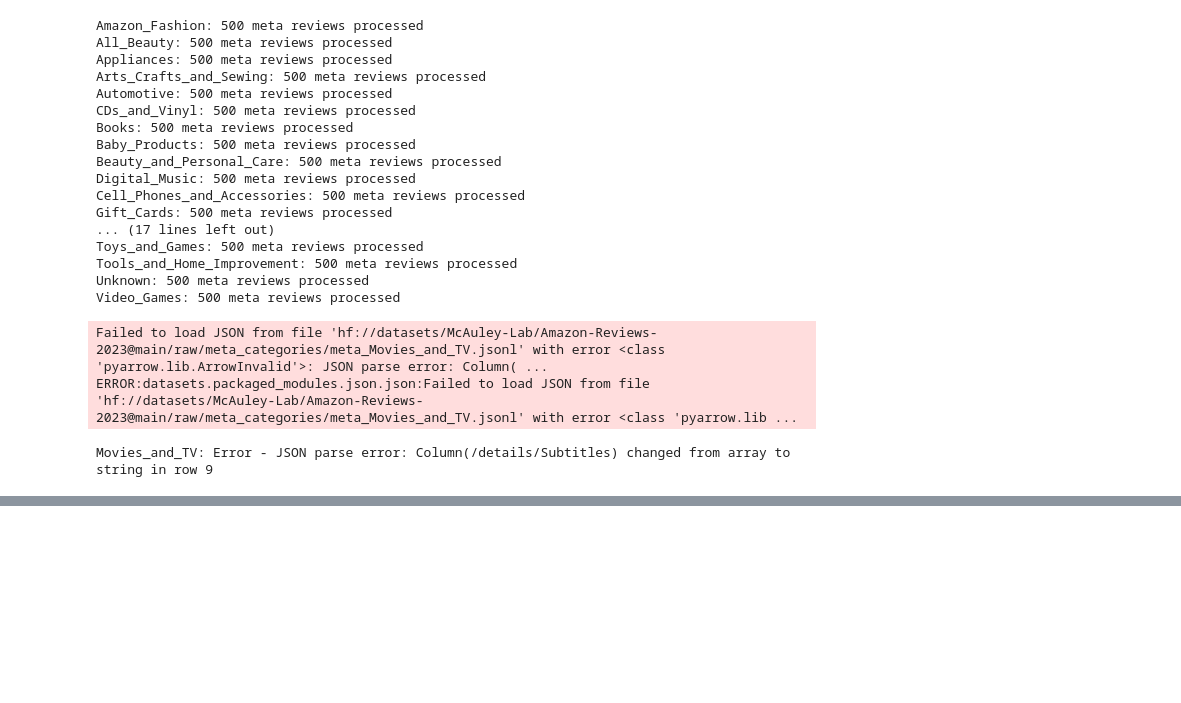
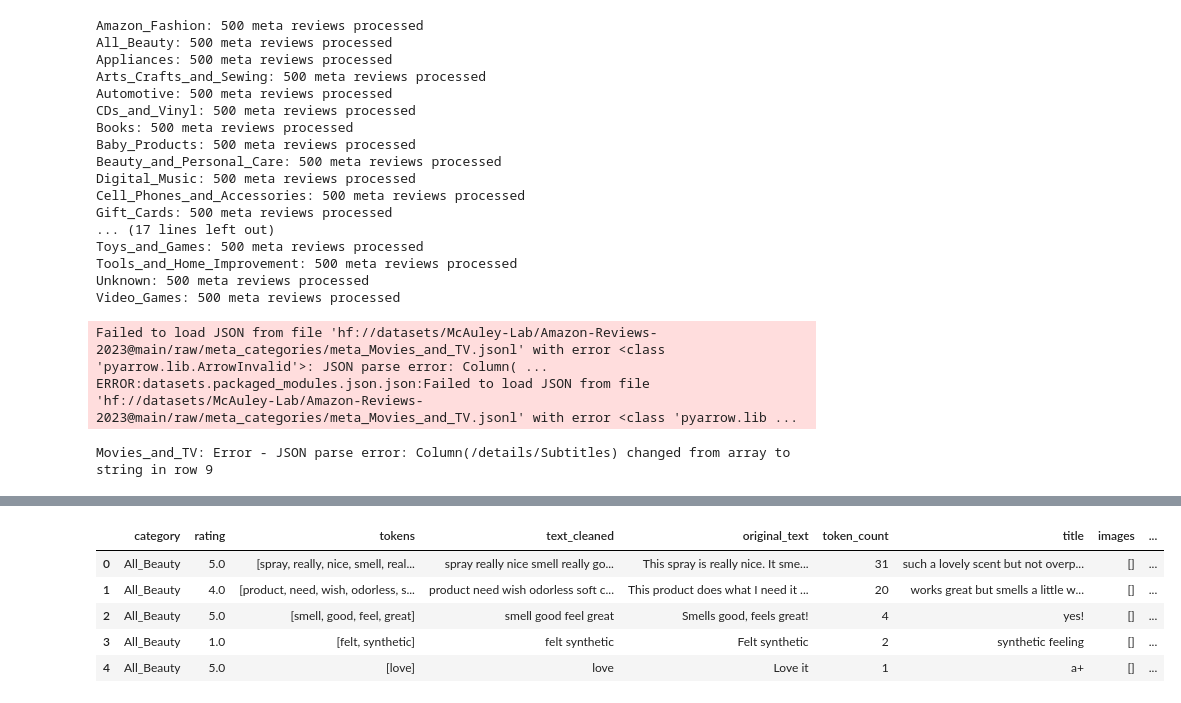
Before and after one commit to yifeica0/ECS171-Group8, a Jupyter notebook: ECS171_Preprocessing.ipynb, the cells around one changed output, grey strips where cells are left out. Saved outputs shown, nothing was run; the diff lists cells and outputs as text; code cells hidden in the pictures; blank space fills up the shorter version.

```diff
--- a/ECS171_Preprocessing.ipynb
+++ b/ECS171_Preprocessing.ipynb
@@ -405,0 +478,32 @@ meta_df.to_parquet('amazon_metadata.parquet', index=False)
+# %%
+final_list = []
+# full_All_Beauty_df is a tuple: ('All_Beauty', [list_of_dictionaries])
+# We need to iterate over the second element of the tuple, which is the list of dictionaries.
+for item in full_All_Beauty_df[1]:
+    final_list.append({
+        'category': 'All_Beauty',
+        'rating': item['rating'],
+        'tokens': item['tokens'],
+        'text_cleaned': ' '.join(item['tokens']),
+        'original_text': item['original_text'],
+        'token_count': len(item['tokens']),
+        'title': item['title'],
+        'images': item['images'],
+        'verified_purchase': item['verified_purchase'],
+        'asin': item['asin'],
+        'parent_asin': item['parent_asin'],
+        'user_id': item['user_id'],
+        'datetime': item['datetime'],
+        'helpful_vote': item['helpful_vote']
+    })
+
+full_All_Beauty_cat_df = pd.DataFrame(final_list)
+# %%
+full_All_Beauty_cat_df.head()
+# %% [output]
+|  | category | rating | tokens | text_cleaned | original_text | token_count | title | images | ... |
+| 0 | All_Beauty | 5.0 | [spray, really, nice, smell, real... | spray really nice smell really go... | This spray is really nice. It sme... | 31 | such a lovely scent but not overp... | [] | ... |
+| 1 | All_Beauty | 4.0 | [product, need, wish, odorless, s... | product need wish odorless soft c... | This product does what I need it ... | 20 | works great but smells a little w... | [] | ... |
+| 2 | All_Beauty | 5.0 | [smell, good, feel, great] | smell good feel great | Smells good, feels great! | 4 | yes! | [] | ... |
+| 3 | All_Beauty | 1.0 | [felt, synthetic] | felt synthetic | Felt synthetic | 2 | synthetic feeling | [] | ... |
+| 4 | All_Beauty | 5.0 | [love] | love | Love it | 1 | a+ | [] | ... |
```
Also changed, not shown: parts of 8 cells of this notebook.
